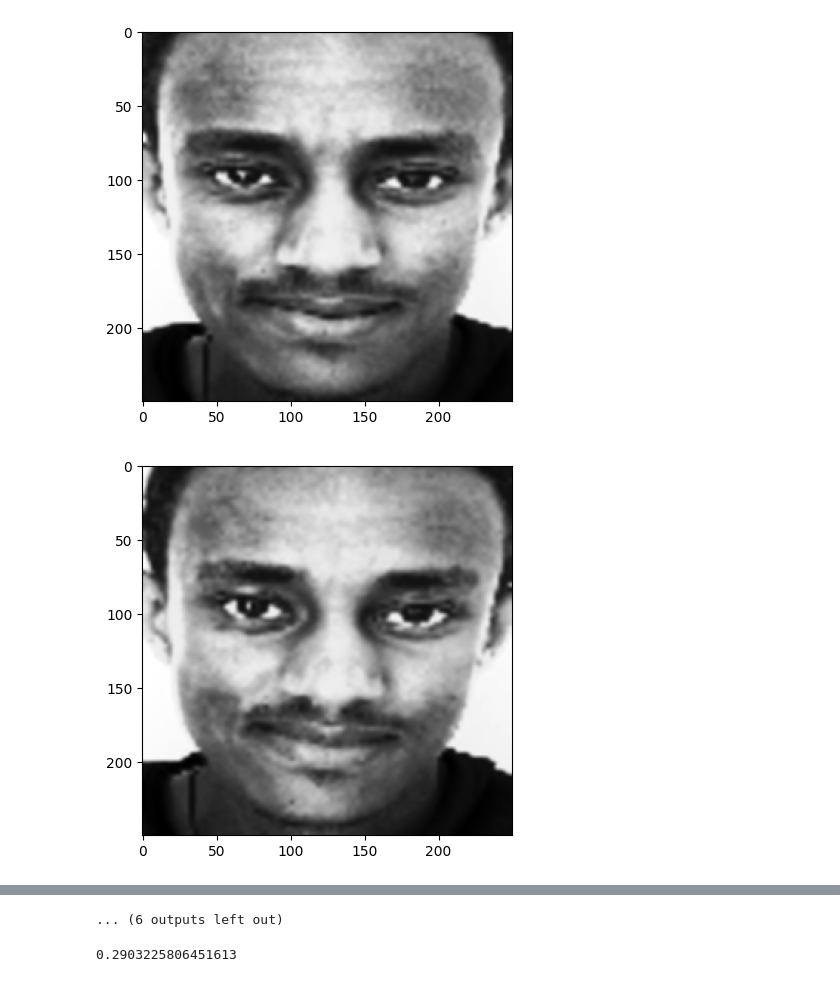
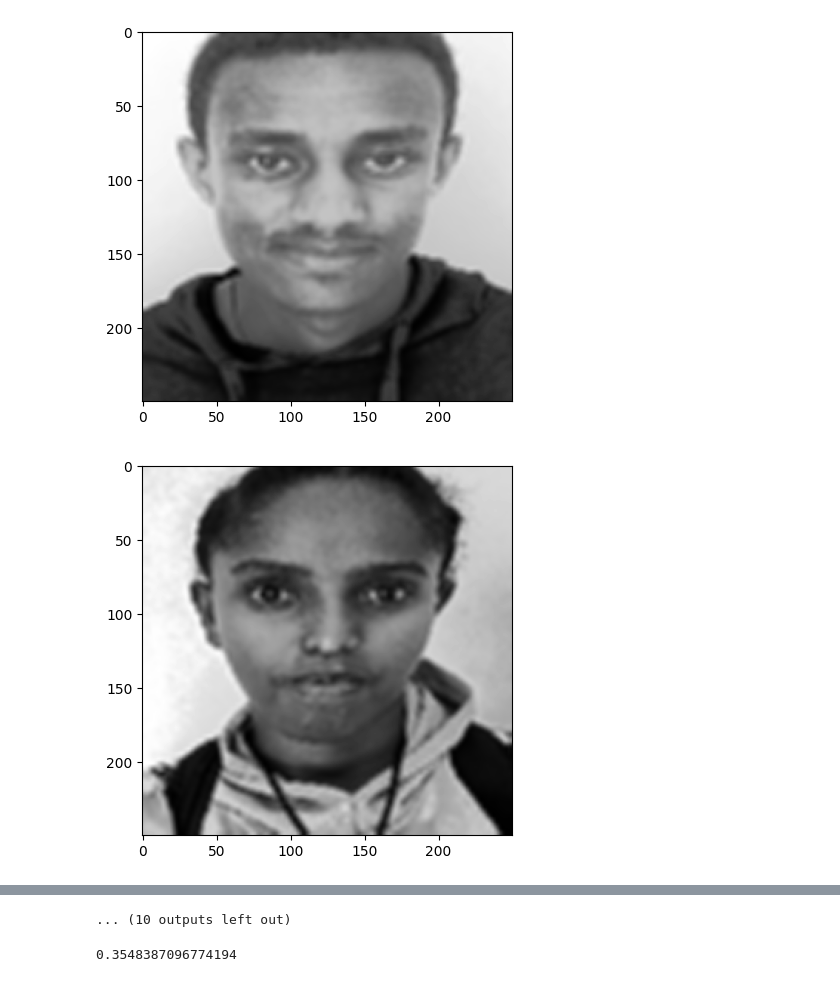
Before and after one commit to meraf00/student-face-recognition, a Jupyter notebook: test.ipynb, the cells around one changed output, grey strips where cells are left out. Drawn from its saved outputs; the diff is of its cells as text; code cells hidden in the pictures.

```diff
--- a/test.ipynb
+++ b/test.ipynb
@@ -45,13 +55,16 @@ def load_images(path=None, resize=(500, 500)):
 # %%
 test_images, test_students = load_images('test', resize=(250, 250))
 # %%
-with open("models/eigenface_recognizer.pkl", "rb") as f:
+with open("models/eigenface_recognizer_aligned.pkl", "rb") as f:
     eigenface_recognizer = pickle.load(f)
 
 
 face_classifier = cv2.CascadeClassifier(
     cv2.data.haarcascades + "haarcascade_frontalface_default.xml"
 )
+
+predictor = dlib.shape_predictor("trials/shape_predictor_68_face_landmarks.dat")
+fa = FaceAligner(predictor, desiredFaceWidth=250, desiredFaceHeight=250)
 # %%
 
 def detect_bounding_box(img):
@@ -66,6 +79,8 @@ def detect_bounding_box(img):
 y_pred = []
 
 for image, student in zip(test_images, test_students):
+    original_image = image
+
     image = cv2.cvtColor(image, cv2.COLOR_BGR2GRAY)
 
     faces = detect_bounding_box(image)
@@ -73,16 +88,16 @@ for image, student in zip(test_images, test_students):
     if len(faces):
         x, y, w, h = faces[0]
 
-        face = image[y:y + h, x:x + w]
+        faceAligned = fa.align(original_image, image, dlib.rectangle(x, y, x + h, y + w))
 
-        face = cv2.resize(face, (250, 250))
+        faceAligned = cv2.cvtColor(faceAligned, cv2.COLOR_BGR2GRAY)
 
-        images = preprocess_images([face])
+        imgs = preprocess_images([faceAligned])
 
-        predicted = eigenface_recognizer.predict(images)
+        predicted = eigenface_recognizer.predict(imgs)
 
         if predicted[0] == student:
-            plt.imshow(images[0].reshape((250, 250)), cmap="gray")
+            plt.imshow(imgs[0].reshape((250, 250)), cmap="gray")
             plt.show()
 
 
@@ -96,2 +111,2 @@ for image, student in zip(test_images, test_students):
-[figure, old version]
+[figure, new version]
-[figure, old version]
+[figure, new version]
@@ -106,8 +121,8 @@ for image, student in zip(test_images, test_students):
-... (6 outputs left out)
+... (10 outputs left out)
 # %%
 accuracy_score(test_students, y_pred)
 # %% [output]
-0.2903225806451613
+0.3548387096774194
 # %%
 y_pred
 # %% [output]
```
Also changed, not shown: parts of 4 cells of this notebook, 3 other files.
